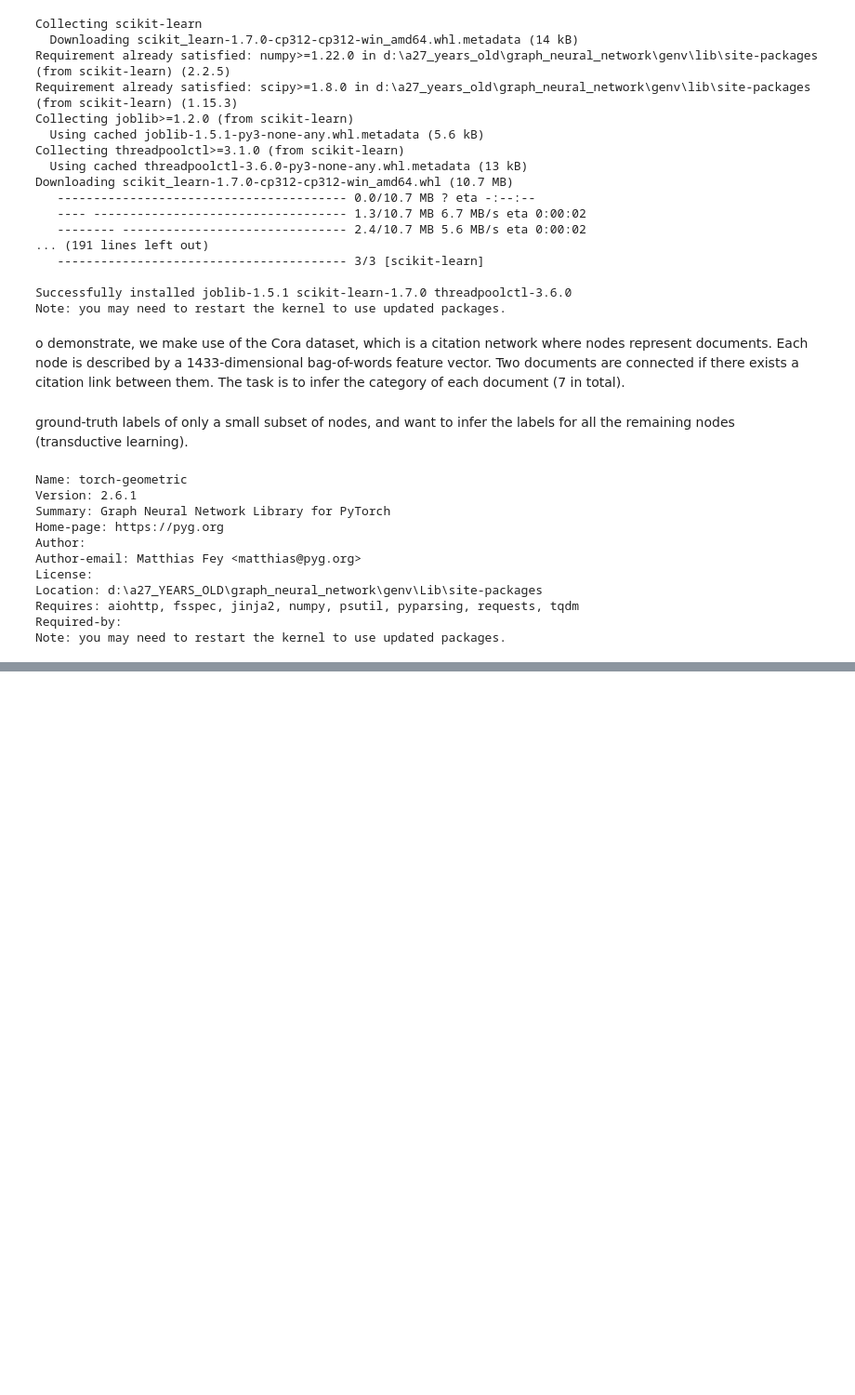
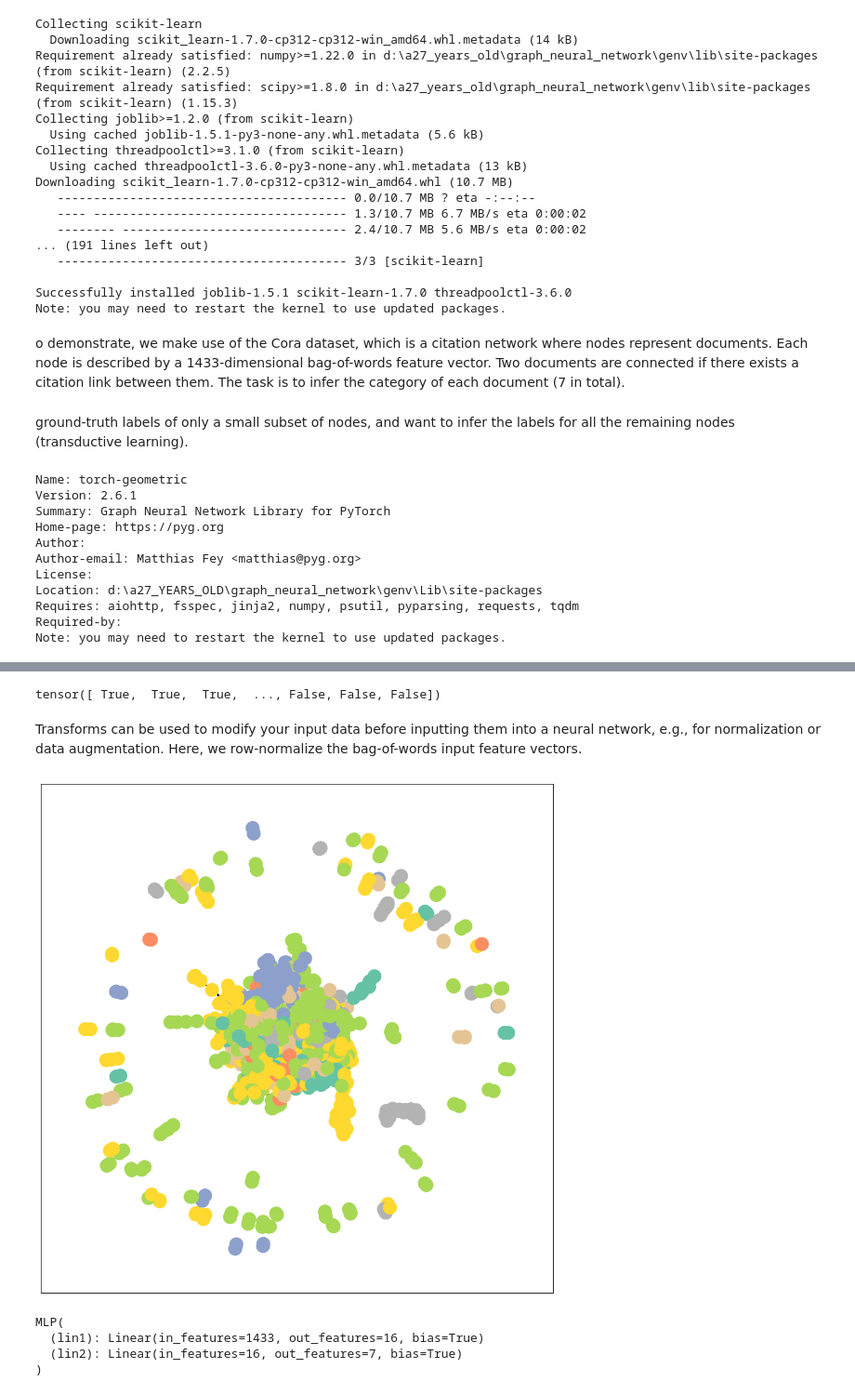
Before and after one commit to SAMANTA1401/graph_neural_network, a Jupyter notebook: notebook/node_classification.ipynb, the cells around one changed output, grey strips where cells are left out. Shown at 93% size. Saved outputs shown, nothing was run; the diff lists cells and outputs as text; code cells hidden in the pictures; blank space fills up the shorter version.

```diff
--- a/notebook/node_classification.ipynb
+++ b/notebook/node_classification.ipynb
@@ -246,2 +104,5 @@ FileNotFoundError: https://github.com/kimiyoung/planetoid/raw/master/data/ind.pl
 # %%
 from torch_geometric.transforms import NormalizeFeatures
+# %%
+
+dataset = Planetoid(root='data/Planetoid', name='Cora', transform=NormalizeFeatures())
@@ -247,0 +134,2 @@ from torch_geometric.transforms import NormalizeFeatures
+# %%
+data = dataset[0]
@@ -247,0 +164,48 @@ from torch_geometric.transforms import NormalizeFeatures
+# %%
+data.train_mask
+# %% [output]
+tensor([ True,  True,  True,  ..., False, False, False])
+# %% [markdown]
+Transforms can be used to modify your input data before inputting them into a neural network, e.g., for normalization or data augmentation. Here, we row-normalize the bag-of-words input feature vectors.
+# %%
+
+def visualize_graph(G, color):
+    plt.figure(figsize=(12,12))
+    plt.xticks([])
+    plt.yticks([])
+    nx.draw_networkx(G, pos=nx.spring_layout(G, seed=42), with_labels=False,
+                     node_color=color, cmap="Set2")
+    plt.show()
+# %%
+from torch_geometric.utils import to_networkx
+cora_undirected_graph = to_networkx(data)
+visualize_graph(cora_undirected_graph, color=data.y)
+# %% [output]
+[figure, added]
+# %%
+import torch
+from torch.nn import Linear
+import torch.nn.functional as F
+
+
+class MLP(torch.nn.Module):
+    def __init__(self, hidden_channels):
+        super().__init__()
+        torch.manual_seed(12345)
+        self.lin1 = Linear(dataset.num_features, hidden_channels)
+        self.lin2 = Linear(hidden_channels, dataset.num_classes)
+
+    def forward(self, x):
+        x = self.lin1(x)
+        x = x.relu()
+        x = F.dropout(x, p=0.5, training=self.training)
+        x = self.lin2(x)
+        return x
+
+model = MLP(hidden_channels=16)
+print(model)
+# %% [output]
+MLP(
+  (lin1): Linear(in_features=1433, out_features=16, bias=True)
+  (lin2): Linear(in_features=16, out_features=7, bias=True)
+)
```
Also changed, not shown: parts of 35 cells of this notebook, 4 other files.
